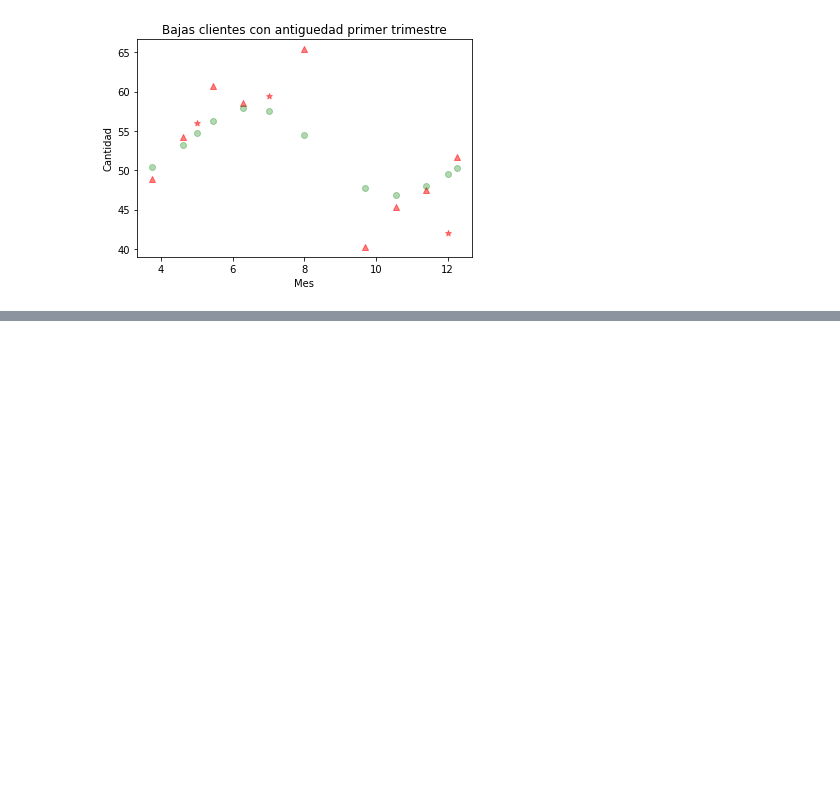
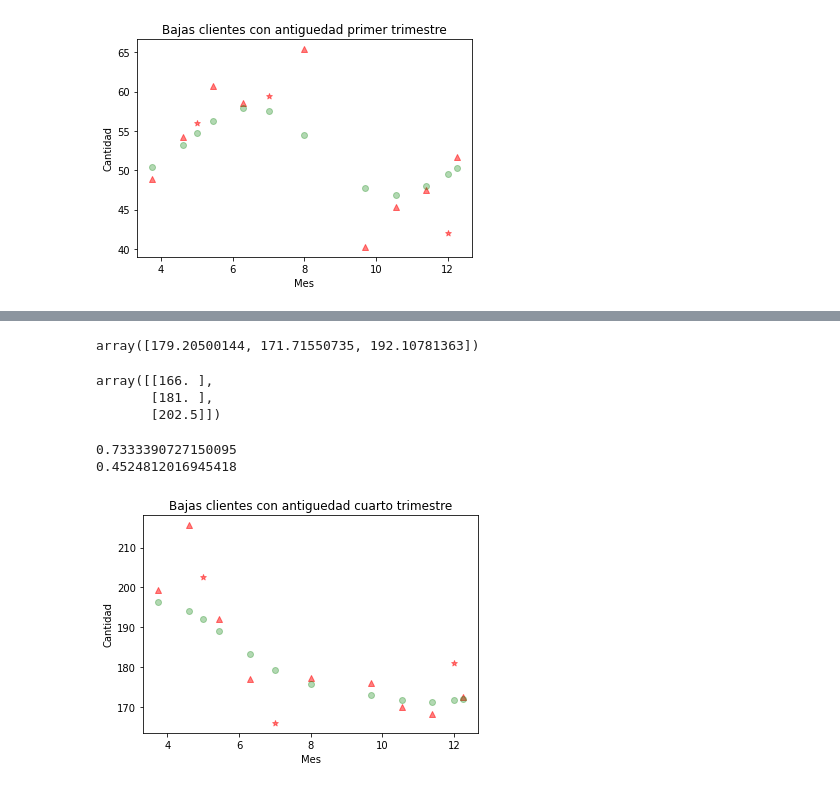
Before and after one commit to ClauCll/Curso_ML_A_Z, a Jupyter notebook: Regresión/Regresion_Bajas_Antiguedad_v5.ipynb, the cells around one changed output, grey strips where cells are left out. Cells and saved outputs as stored; diff of their text form; code cells hidden in the pictures; blank space fills up the shorter version.

```diff
--- a/Regresión/Regresion_Bajas_Antiguedad_v5.ipynb
+++ b/Regresión/Regresion_Bajas_Antiguedad_v5.ipynb
@@ -124,0 +314,5 @@ plt.show()
+# %%
+x_valor=sc_x.inverse_transform(x_train)
+y_valor= sc_y.inverse_transform(y_train)
+y_predic_valor= sc_y.inverse_transform(svr.predict(x_train))
+y_predic_valor
@@ -124,0 +335,31 @@ plt.show()
+# %%
+x_valor_t=sc_x.inverse_transform(x_test)
+y_valor_t= sc_y.inverse_transform(y_test)
+y_predic_valor_t= sc_y.inverse_transform(svr.predict(x_test))
+y_predic_valor_t
+# %% [output]
+array([179.20500144, 171.71550735, 192.10781363])
+# %%
+y_valor_t
+# %% [output]
+array([[166. ],
+       [181. ],
+       [202.5]])
+# %%
+#score
+print(svr.score(x_train,y_train))
+print(svr.score(x_test,y_test))
+# %% [output]
+0.7333390727150095
+0.4524812016945418
+# %%
+plt.scatter(x_valor, y_valor, c='red', marker='^', alpha=0.5)
+plt.scatter(x_valor_t , y_valor_t , c='red', marker='*', alpha=0.5)
+plt.scatter(x_valor, y_predic_valor, c='green', marker='o', alpha=0.3)
+plt.scatter(x_valor_t , y_predic_valor_t , c='green', marker='o', alpha=0.3)
+plt.xlabel('Mes')
+plt.ylabel('Cantidad')
+plt.title('Bajas clientes con antiguedad cuarto trimestre')
+plt.show()
+# %% [output]
+[figure, added]
```
Also changed, not shown: parts of 22 cells of this notebook.
